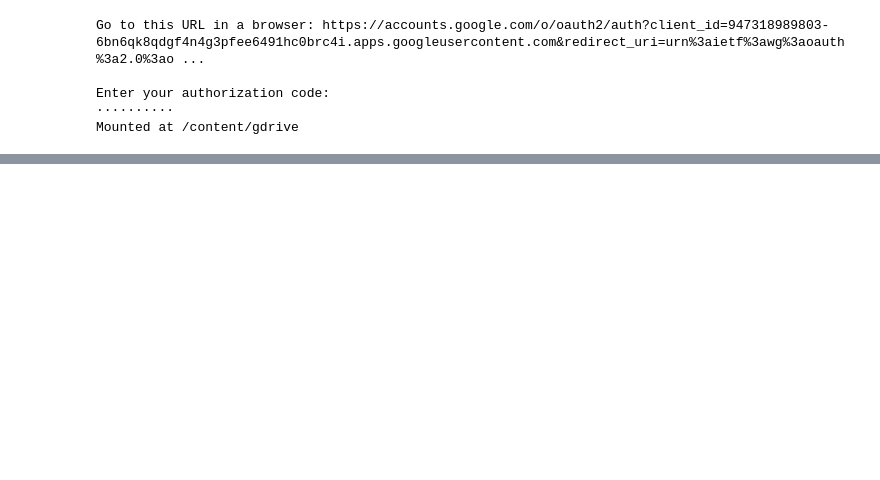
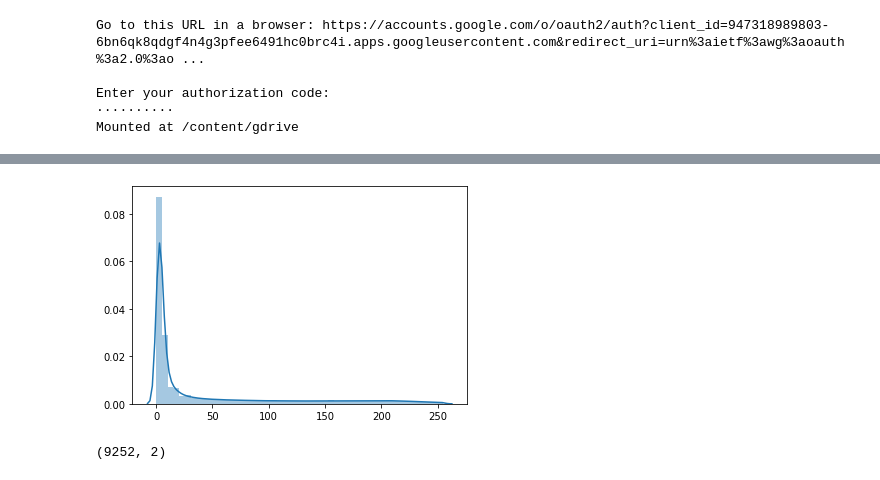
Before and after one commit to raulbenitez/HSJD_neuropaisajes, a Jupyter notebook: prueba1.ipynb, the cells around one changed output, grey strips where cells are left out. Drawn from its saved outputs; the diff is of its cells as text; code cells hidden in the pictures; blank space fills up the shorter version.

```diff
--- a/prueba1.ipynb
+++ b/prueba1.ipynb
@@ -12,0 +105,12 @@ Mounted at /content/gdrive
+# %%
+import seaborn as sns
+sns.distplot(v)
+plt.show()
+# %% [output]
+[figure, added]
+# %%
+from skimage.feature import peak_local_max
+coordinates = peak_local_max(Imax, min_distance=5)
+coordinates.shape
+# %% [output]
+(9252, 2)
```
Also changed, not shown: parts of 16 cells of this notebook.
